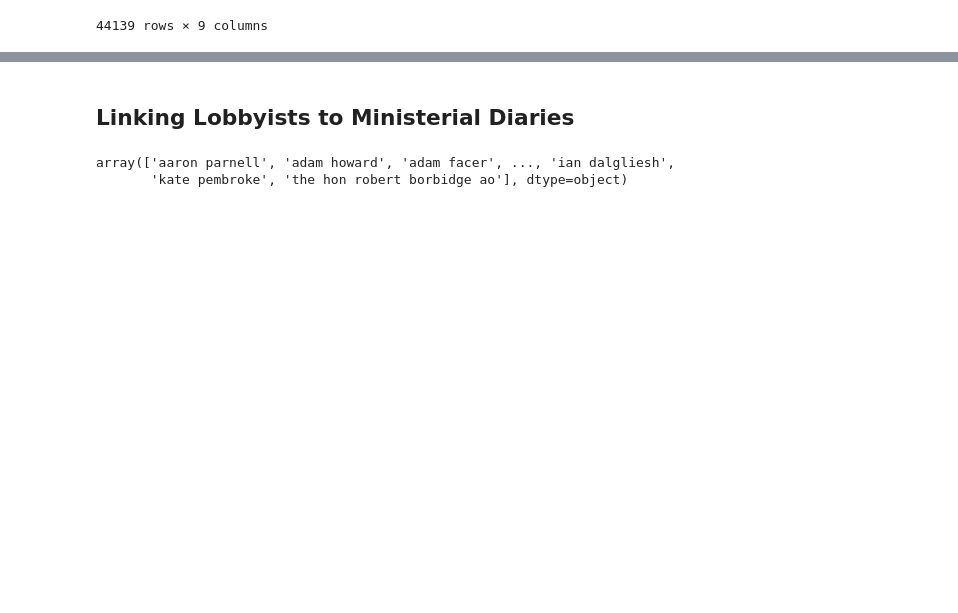
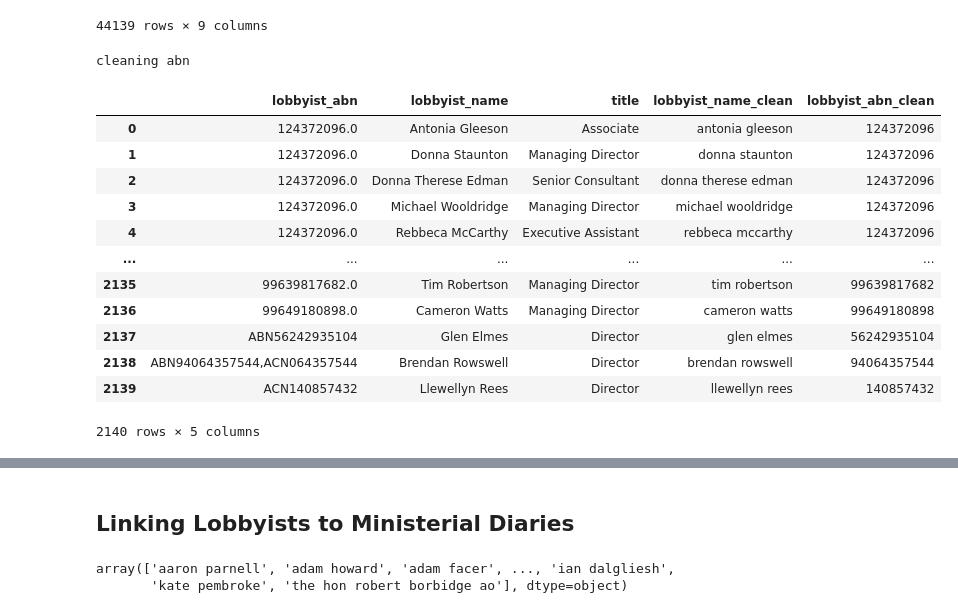
Before and after one commit to sjeruto/ARDC-Project, a Jupyter notebook: notebooks/mg_workbook.ipynb, the cells around one changed output, grey strips where cells are left out. Saved outputs shown, nothing was run; the diff lists cells and outputs as text; code cells hidden in the pictures; blank space fills up the shorter version.

```diff
--- a/notebooks/mg_workbook.ipynb
+++ b/notebooks/mg_workbook.ipynb
@@ -38,3 +37,23 @@ diaries_df
 | 44137 | 44138 | 2017-03-30 | Minister for Transport and Infras... | City of Parramatta Council | Parramatta War Memorial Swimming ... | NSW | Minister-for-Transport-and-Infras... | ... |
 | 44138 | 44139 | 2017-03-30 | Minister for Transport and Infras... | Geoff Lee MP | Parramatta War Memorial Swimming ... | NSW | Minister-for-Transport-and-Infras... | ... |
 44139 rows × 9 columns
+# %%
+from src.services.LobbyistService import LobbyistDataService
+lobbyistDataService = LobbyistDataService(cnx)
+all_lobbyist_employees_df = lobbyistDataService.get_all_lobbyist_employees()
+all_lobbyist_employees_df
+# %% [output]
+cleaning abn
+|  | lobbyist_abn | lobbyist_name | title | lobbyist_name_clean | lobbyist_abn_clean |
+| 0 | 124372096.0 | Antonia Gleeson | Associate | antonia gleeson | 124372096 |
+| 1 | 124372096.0 | Donna Staunton | Managing Director | donna staunton | 124372096 |
+| 2 | 124372096.0 | Donna Therese Edman | Senior Consultant | donna therese edman | 124372096 |
+| 3 | 124372096.0 | Michael Wooldridge | Managing Director | michael wooldridge | 124372096 |
+| 4 | 124372096.0 | Rebbeca McCarthy | Executive Assistant | rebbeca mccarthy | 124372096 |
+| ... | ... | ... | ... | ... | ... |
+| 2135 | 99639817682.0 | Tim Robertson | Managing Director | tim robertson | 99639817682 |
+| 2136 | 99649180898.0 | Cameron Watts | Managing Director | cameron watts | 99649180898 |
+| 2137 | ABN56242935104 | Glen Elmes | Director | glen elmes | 56242935104 |
+| 2138 | ABN94064357544,ACN064357544 | Brendan Rowswell | Director | brendan rowswell | 94064357544 |
+| 2139 | ACN140857432 | Llewellyn Rees | Director | llewellyn rees | 140857432 |
+2140 rows × 5 columns
```
Also changed, not shown: parts of 8 cells of this notebook, 3 other files.
